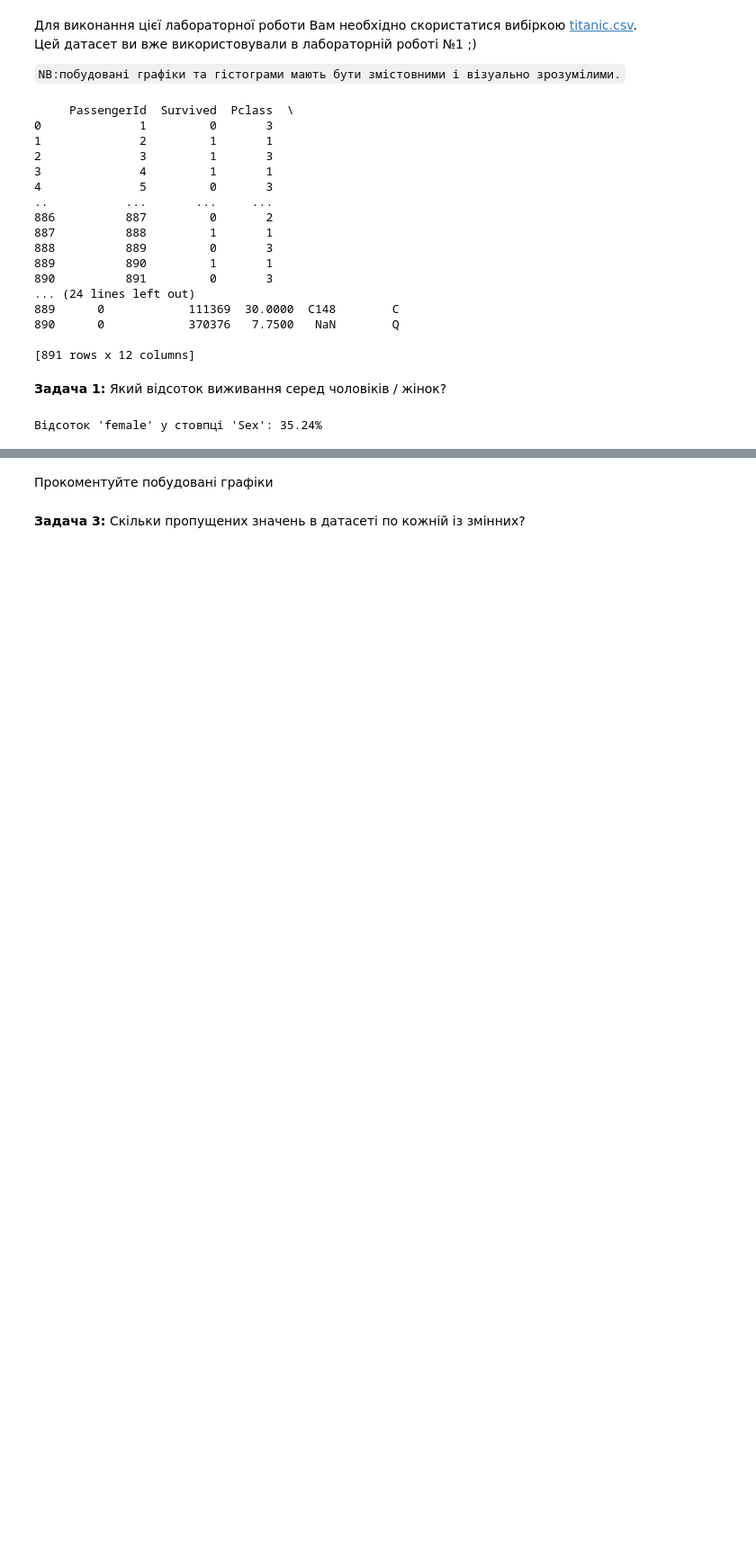
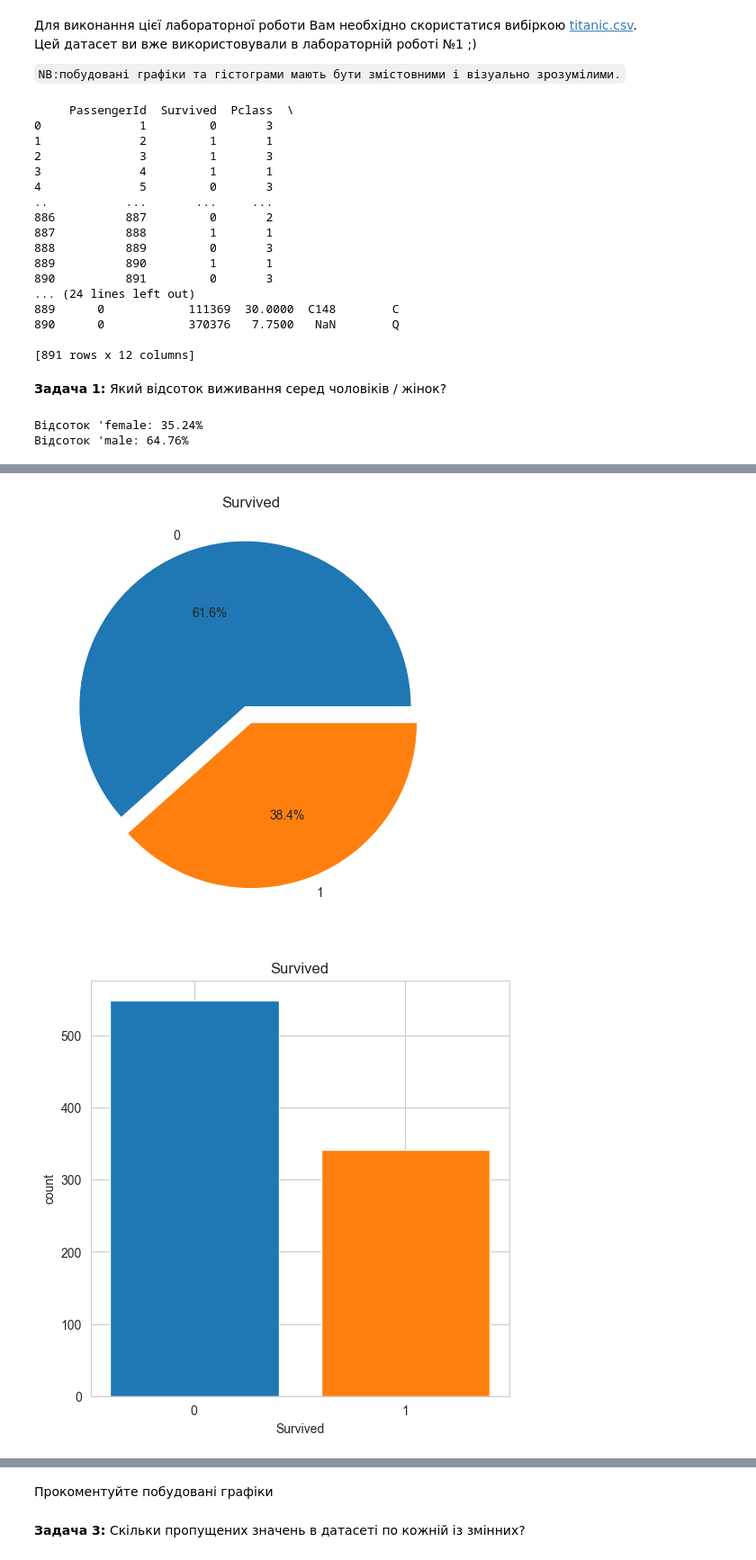
Before and after one commit to rsukhai/aioujes, a Jupyter notebook: pract2/Task2_basic_ai_ad_(3).ipynb, the cells around one changed output, grey strips where cells are left out. Shown at 90% size. Cells and saved outputs as stored; diff of their text form; code cells hidden in the pictures; blank space fills up the shorter version.

```diff
--- a/pract2/Task2_basic_ai_ad_(3).ipynb
+++ b/pract2/Task2_basic_ai_ad_(3).ipynb
@@ -16,6 +16,8 @@
 # %%
 import pandas as pd
 import matplotlib.pyplot as plt
+import seaborn as sns
+sns.set_style("whitegrid")
 df = pd.read_csv("titanic.csv")
 print(df)
 # %% [output]
@@ -46,9 +48,20 @@ total_count = len(df)
 target_count = df[column_name].eq(target_value).sum()
 percentage = (target_count / total_count) * 100
 
-print(f"Відсоток '{target_value}' у стовпці '{column_name}': {percentage:.2f}%")
+print(f"Відсоток '{target_value}: {percentage:.2f}%")
+
+
+column_name = "Sex"
+target_value = "male"
+total_count = len(df)
+
+target_count = df[column_name].eq(target_value).sum()
+percentage = (target_count / total_count) * 100
+
+print(f"Відсоток '{target_value}: {percentage:.2f}%")
 # %% [output]
-Відсоток 'female' у стовпці 'Sex': 35.24%
+Відсоток 'female: 35.24%
+Відсоток 'male: 64.76%
 # %% [markdown]
 **Задача 2:** Відтворіть ці графіки
 ![image.png](embedded-picture-1)
@@ -58,0 +70,52 @@ print(f"Відсоток '{target_value}' у стовпці '{column_name}': {pe
+# %%
+column_name = "Survived"
+target_value = 0
+total_count = len(df)
+
+# Розрахунок кількості та відсотків
+target_count = df[column_name].eq(target_value).sum()
+percentage = (target_count / total_count) * 100
+
+
+labels = ['0', '1']
+sizes = [percentage, 100 - percentage]
+colors = ['#1f77b4', '#ff7f0e']
+explode = (0.1, 0) # 0.1 відокремлення від кругу
+
+
+
+plt.figure(figsize=(6, 6))
+plt.pie(sizes, explode=explode, labels=labels, autopct='%1.1f%%', colors=colors)
+plt.title('Survived')
+plt.show()
+
+
+plt.figure(figsize=(6, 6))
+plt.bar(labels, [target_count, total_count - target_count], color=colors)
+plt.title('Survived')
+plt.ylabel('count')
+plt.xlabel('Survived')
+plt.show()
+
+
+plt.figure(figsize=(6, 6))
+sns.barplot(x='Sex', y='Survived', data=df, errorbar=None, hue='Sex', dodge=False, palette={'male':  colors[0], 'female': colors[1]})
+plt.title('Survived vs Sex')
+plt.ylabel('Survival Rate')
+plt.xlabel('Sex')
+plt.legend(['Survived'], loc='upper right')
+plt.show()
+
+
+
+
+plt.figure(figsize=(6, 6))
+sns.countplot(x="Sex", hue="Survived", data=df, palette={0: colors[0], 1: colors[1]})
+plt.title("Sex: Survived vs Dead")
+plt.ylabel("Count")
+plt.xlabel("Sex")
+plt.legend(title="Survived", labels=["0 (Dead)", "1 (Survived)"])
+plt.show()
+# %% [output]
+[figure, added]
+[figure, added]
```
Also changed, not shown: parts of 19 cells of this notebook, 2 other files.
